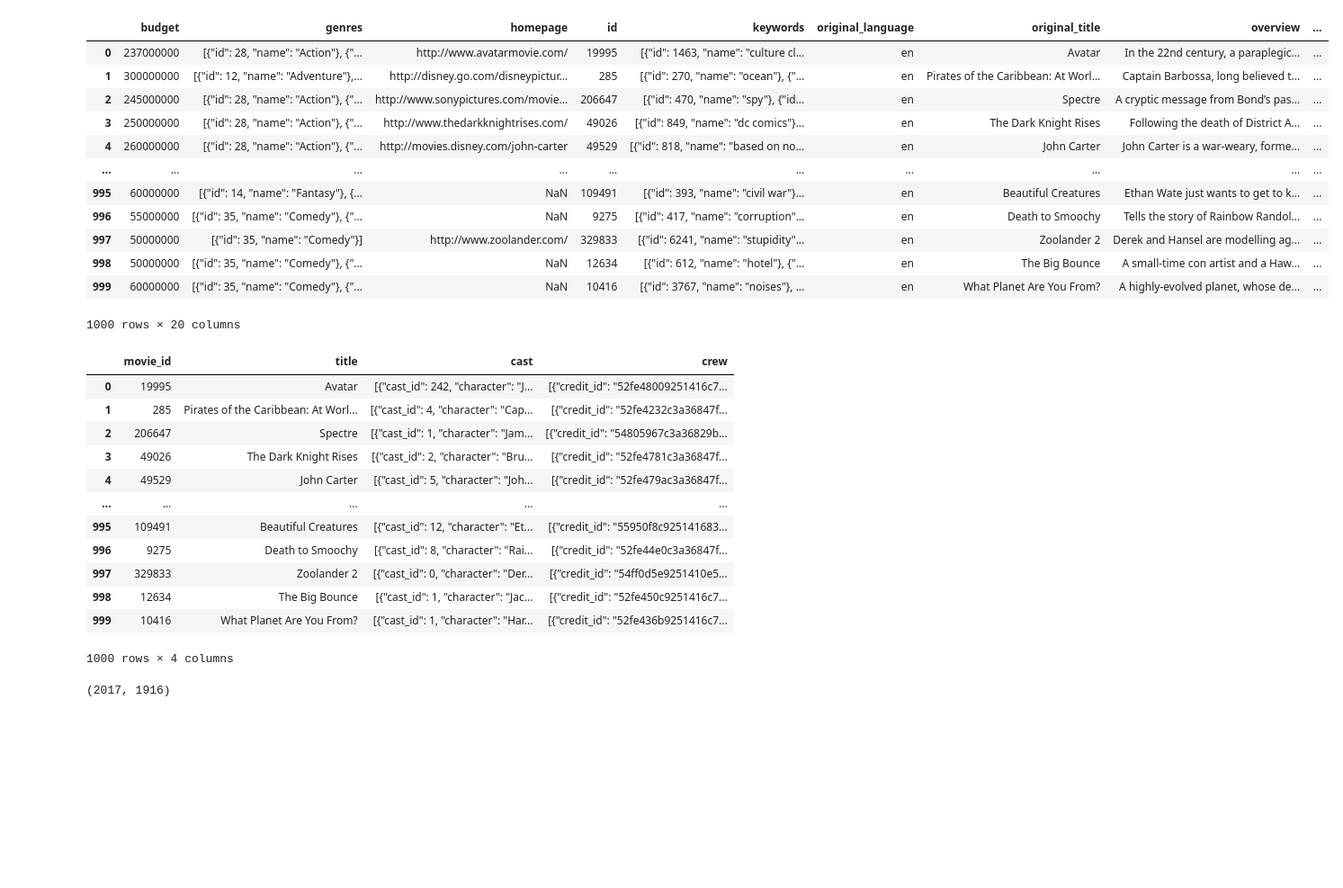
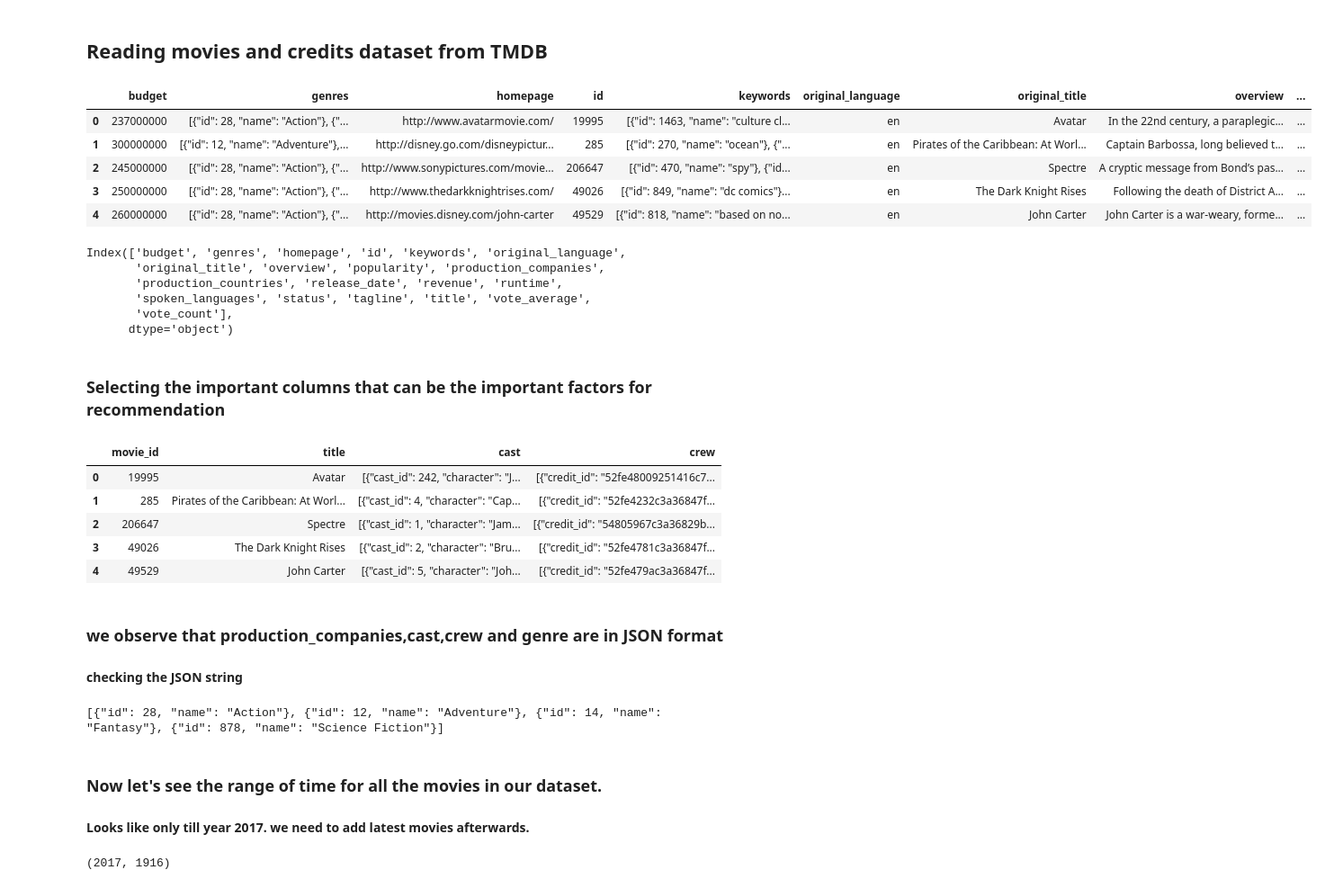
Before and after one commit to Rudra-23/recommendation-system-python, a Jupyter notebook: movie.ipynb, the cells around one changed output. Shown at 90% size. Cells and saved outputs as stored; diff of their text form; code cells hidden in the pictures; blank space fills up the shorter version.

```diff
--- a/movie.ipynb
+++ b/movie.ipynb
@@ -20,26 +3,32 @@ Archive:  /content/drive/My Drive/kaggle/tmdb-movie-metadata.zip
+# %% [markdown]
+## Reading movies and credits dataset from TMDB
 # %%
-credits =pd.read_csv('/content/tmdb_5000_credits.csv')
-movies =pd.read_csv('/content/tmdb_5000_movies.csv')
+credits =pd.read_csv('tmdb_5000_credits.csv')
+movies =pd.read_csv('tmdb_5000_movies.csv')
 # %%
-movies.head(1000)
+movies.head()
 # %% [output]
 |  | budget | genres | homepage | id | keywords | original_language | original_title | overview | ... |
 | 0 | 237000000 | [{"id": 28, "name": "Action"}, {"... | http://www.avatarmovie.com/ | 19995 | [{"id": 1463, "name": "culture cl... | en | Avatar | In the 22nd century, a paraplegic... | ... |
 | 1 | 300000000 | [{"id": 12, "name": "Adventure"},... | http://disney.go.com/disneypictur... | 285 | [{"id": 270, "name": "ocean"}, {"... | en | Pirates of the Caribbean: At Worl... | Captain Barbossa, long believed t... | ... |
 | 2 | 245000000 | [{"id": 28, "name": "Action"}, {"... | http://www.sonypictures.com/movie... | 206647 | [{"id": 470, "name": "spy"}, {"id... | en | Spectre | A cryptic message from Bond’s pas... | ... |
 | 3 | 250000000 | [{"id": 28, "name": "Action"}, {"... | http://www.thedarkknightrises.com/ | 49026 | [{"id": 849, "name": "dc comics"}... | en | The Dark Knight Rises | Following the death of District A... | ... |
 | 4 | 260000000 | [{"id": 28, "name": "Action"}, {"... | http://movies.disney.com/john-carter | 49529 | [{"id": 818, "name": "based on no... | en | John Carter | John Carter is a war-weary, forme... | ... |
-| ... | ... | ... | ... | ... | ... | ... | ... | ... | ... |
-| 995 | 60000000 | [{"id": 14, "name": "Fantasy"}, {... | NaN | 109491 | [{"id": 393, "name": "civil war"}... | en | Beautiful Creatures | Ethan Wate just wants to get to k... | ... |
-| 996 | 55000000 | [{"id": 35, "name": "Comedy"}, {"... | NaN | 9275 | [{"id": 417, "name": "corruption"... | en | Death to Smoochy | Tells the story of Rainbow Randol... | ... |
-| 997 | 50000000 | [{"id": 35, "name": "Comedy"}] | http://www.zoolander.com/ | 329833 | [{"id": 6241, "name": "stupidity"... | en | Zoolander 2 | Derek and Hansel are modelling ag... | ... |
-| 998 | 50000000 | [{"id": 35, "name": "Comedy"}, {"... | NaN | 12634 | [{"id": 612, "name": "hotel"}, {"... | en | The Big Bounce | A small-time con artist and a Haw... | ... |
-| 999 | 60000000 | [{"id": 35, "name": "Comedy"}, {"... | NaN | 10416 | [{"id": 3767, "name": "noises"}, ... | en | What Planet Are You From? | A highly-evolved planet, whose de... | ... |
-1000 rows × 20 columns
+# %%
+movies.columns
+# %% [output]
+Index(['budget', 'genres', 'homepage', 'id', 'keywords', 'original_language',
+       'original_title', 'overview', 'popularity', 'production_companies',
+       'production_countries', 'release_date', 'revenue', 'runtime',
+       'spoken_languages', 'status', 'tagline', 'title', 'vote_average',
+       'vote_count'],
+      dtype='object')
+# %% [markdown]
+### Selecting the important columns that can be the important factors for recommendation
 # %%
 df =movies[['genres','id','original_language','title','production_companies']].copy()
 # %%
-credits.head(1000)
+credits.head()
 # %% [output]
 |  | movie_id | title | cast | crew |
 | 0 | 19995 | Avatar | [{"cast_id": 242, "character": "J... | [{"credit_id": "52fe48009251416c7... |
@@ -47,15 +36,17 @@ credits.head(1000)
 | 2 | 206647 | Spectre | [{"cast_id": 1, "character": "Jam... | [{"credit_id": "54805967c3a36829b... |
 | 3 | 49026 | The Dark Knight Rises | [{"cast_id": 2, "character": "Bru... | [{"credit_id": "52fe4781c3a36847f... |
 | 4 | 49529 | John Carter | [{"cast_id": 5, "character": "Joh... | [{"credit_id": "52fe479ac3a36847f... |
-| ... | ... | ... | ... | ... |
-| 995 | 109491 | Beautiful Creatures | [{"cast_id": 12, "character": "Et... | [{"credit_id": "55950f8c925141683... |
-| 996 | 9275 | Death to Smoochy | [{"cast_id": 8, "character": "Rai... | [{"credit_id": "52fe44e0c3a36847f... |
-| 997 | 329833 | Zoolander 2 | [{"cast_id": 0, "character": "Der... | [{"credit_id": "54ff0d5e9251410e5... |
-| 998 | 12634 | The Big Bounce | [{"cast_id": 1, "character": "Jac... | [{"credit_id": "52fe450c9251416c7... |
-| 999 | 10416 | What Planet Are You From? | [{"cast_id": 1, "character": "Har... | [{"credit_id": "52fe436b9251416c7... |
-1000 rows × 4 columns
+# %% [markdown]
+### we observe that production_companies,cast,crew and genre  are in JSON format
+#### checking the JSON string
 # %%
 jstr=str(df['genres'][0])
+print(jstr)
+# %% [output]
+[{"id": 28, "name": "Action"}, {"id": 12, "name": "Adventure"}, {"id": 14, "name": "Fantasy"}, {"id": 878, "name": "Science Fiction"}]
+# %% [markdown]
+### Now let's see the range of time for all the movies in our dataset.
+#### Looks like only till year 2017. we need to add latest movies afterwards.
 # %%
 mx,mn =-9999,9999
 for i in movies.release_date:
```
Also changed, not shown: parts of 29 cells of this notebook, 2 other files.
